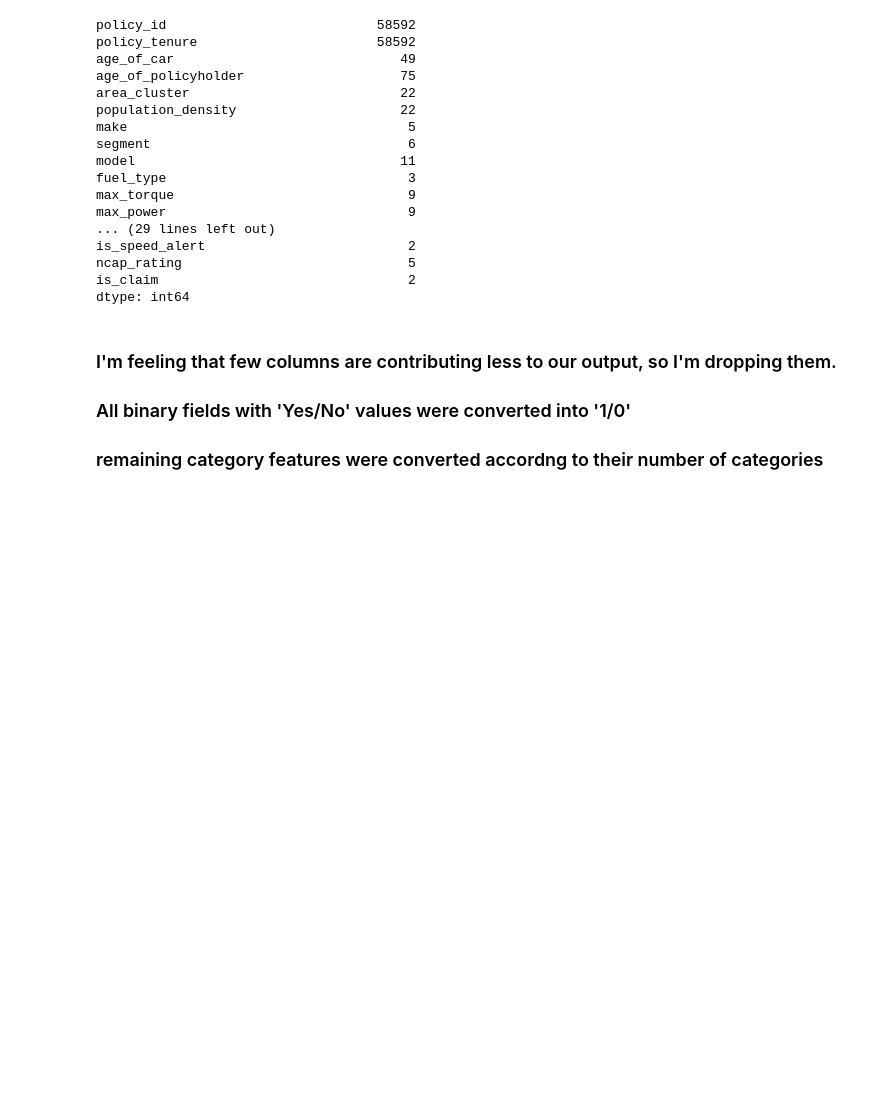
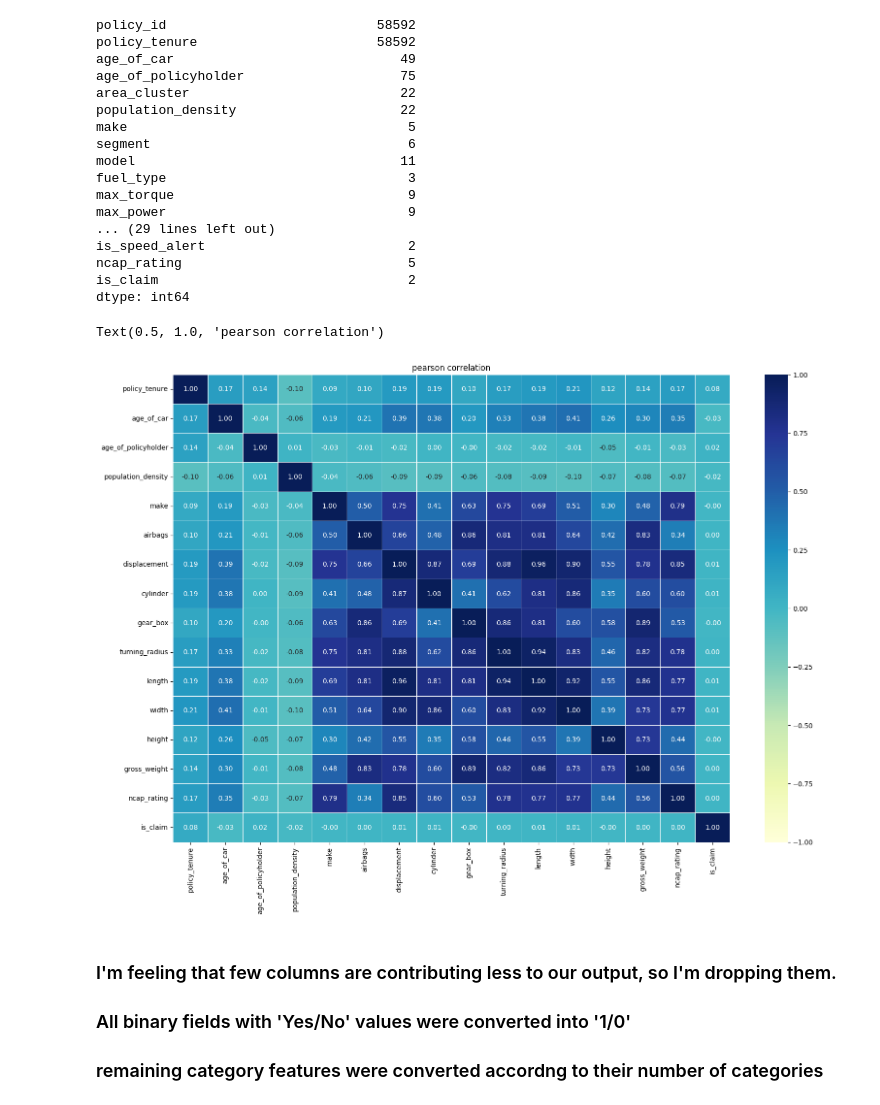
Before and after one commit to kondrurvoutlook/CarInsuranceClaimPrediction, a Jupyter notebook: Car_insurance_claim.ipynb, the cells around one changed output. Drawn from its saved outputs; the diff is of its cells as text; code cells hidden in the pictures; blank space fills up the shorter version.

```diff
--- a/Car_insurance_claim.ipynb
+++ b/Car_insurance_claim.ipynb
@@ -91,6 +99,14 @@ is_speed_alert                          2
 ncap_rating                             5
 is_claim                                2
 dtype: int64
+# %%
+plt.figure(figsize=(18.5,12.5))
+corr_matrix = df.corr(method="pearson")
+sns.heatmap(corr_matrix, vmin=-1., vmax=1., annot=True, fmt='.2f', cmap="YlGnBu", cbar=True, linewidths=.5)
+plt.title("pearson correlation")
+# %% [output]
+Text(0.5, 1.0, 'pearson correlation')
+[figure, added]
 # %% [markdown]
 ### I'm feeling that few columns are contributing less to our output, so I'm dropping them.
 ### All binary fields with 'Yes/No' values were converted into '1/0'
```
Also changed, not shown: parts of 11 cells of this notebook.
